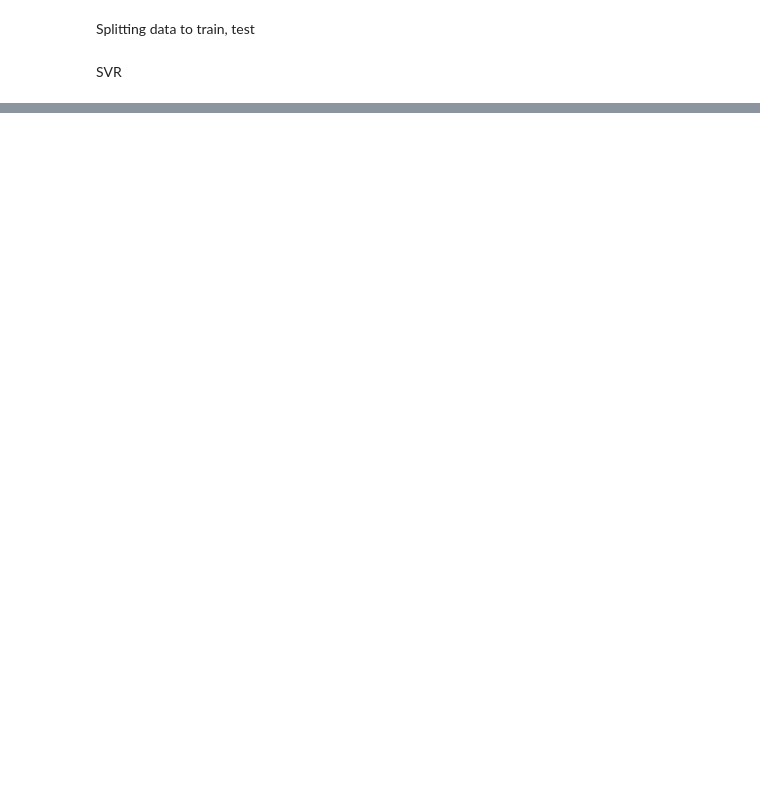
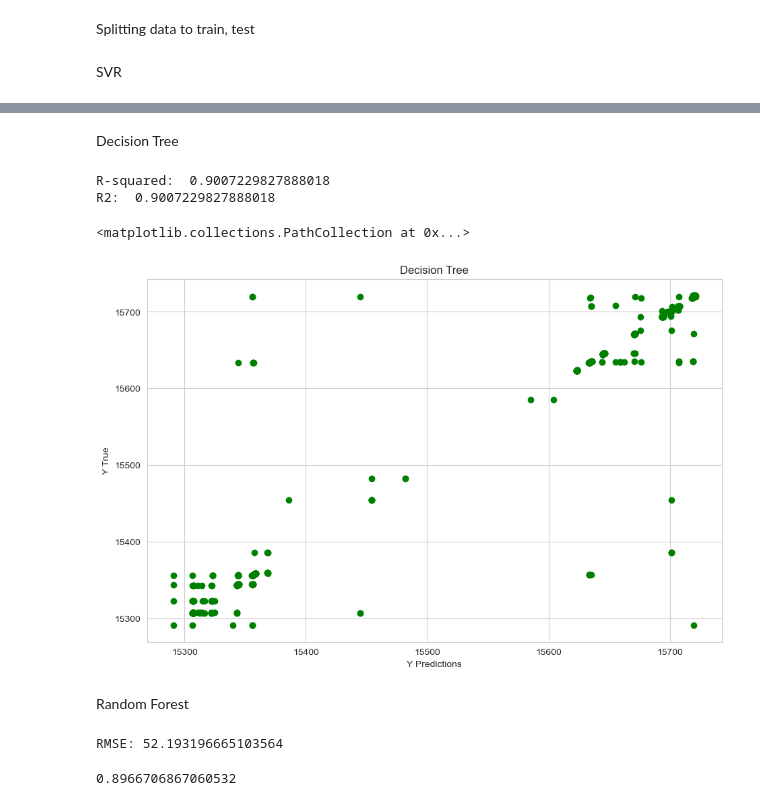
Before and after one commit to nuelScript/ehtylene_model, a Jupyter notebook: model.ipynb, the cells around one changed output, grey strips where cells are left out. Cells and saved outputs as stored; diff of their text form; code cells hidden in the pictures; blank space fills up the shorter version.

```diff
--- a/model.ipynb
+++ b/model.ipynb
@@ -113,0 +114,27 @@ plt.scatter(pred_svr, y_test, color='r')
+# %% [markdown]
+Decision Tree
+# %%
+from sklearn.tree import DecisionTreeRegressor
+
+dtree = DecisionTreeRegressor()
+dtree.fit(X_train, y_train)
+pred_dtree = dtree.predict(X_test)
+# %%
+score = dtree.score(X_test, y_test)
+print("R-squared: ", score)
+print("R2: ", r2_score(y_test,pred_dtree))
+# %% [output]
+R-squared:  0.9007229827888018
+R2:  0.9007229827888018
+# %%
+plt.figure(figsize=(11,7))
+plt.title('Decision Tree')
+plt.xlabel('Y Predictions')
+plt.ylabel('Y True')
+sns.set_style('whitegrid')
+plt.scatter(pred_dtree, y_test, color='g')
+# %% [output]
+<matplotlib.collections.PathCollection at 0x...>
+[figure, added]
+# %% [markdown]
+Random Forest
@@ -113,0 +147,6 @@ plt.scatter(pred_svr, y_test, color='r')
+# %%
+print("RMSE:", np.sqrt(mean_squared_error(y_test, pred_rfr)))
+r2_score(y_test, pred_rfr)
+# %% [output]
+RMSE: 52.193196665103564
+0.8966706867060532
```
Also changed, not shown: parts of 11 cells of this notebook.
